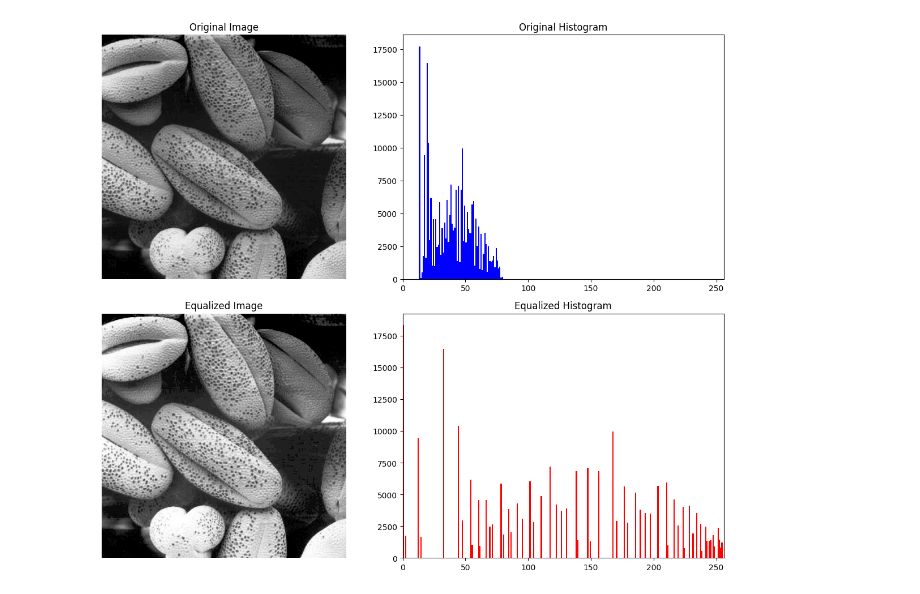
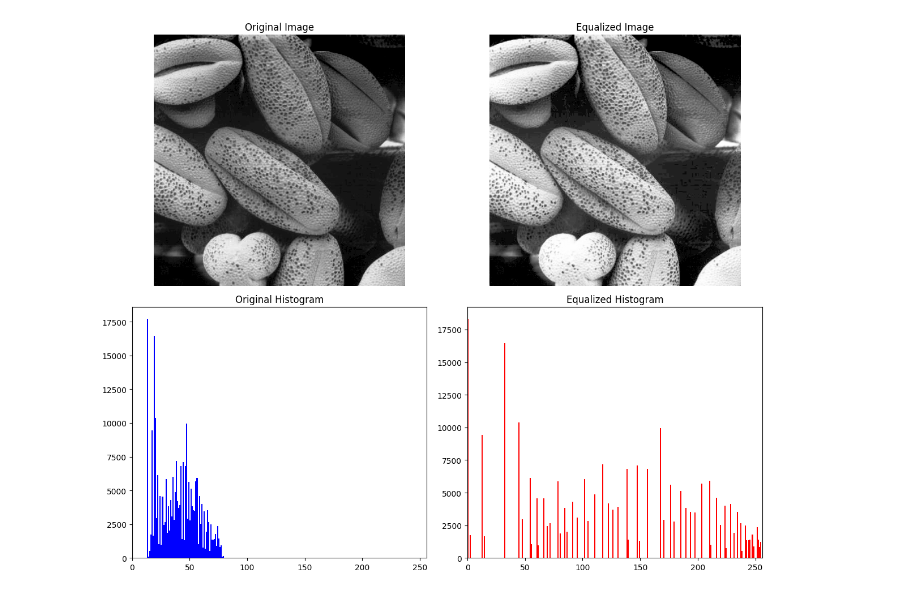
Before and after one commit to SamudraUduwaka/Intensity-Transformations-and-Neighborhood-Filtering, a Jupyter notebook: task5.ipynb, the cells around one changed output. Cells and saved outputs as stored; diff of their text form; code cells hidden in the pictures.

```diff
--- a/task5.ipynb
+++ b/task5.ipynb
@@ -27,37 +27,37 @@ def histogram_equalization(image):
 
     # Use the CDF to map the old pixel values to the new values
     equalized_image = cdf[gray_image]
 
     return gray_image, equalized_image, hist, cdf_normalized
 
 # Load the image (replace 'image_path' with the correct path to your image)
 image = cv2.imread('utils/shells.tif')
 
 # Perform histogram equalization
 gray_image, equalized_image, hist, cdf_normalized = histogram_equalization(image)
 
 # Plot the original and equalized images
 fig, ax = plt.subplots(2, 2, figsize=(12, 10))
 
 # Display the original image and histogram
 ax[0, 0].imshow(gray_image, cmap='gray')
 ax[0, 0].set_title("Original Image")
 ax[0, 0].axis('off')
 
-ax[0, 1].hist(gray_image.flatten(), 256, [0, 256], color='blue')
-ax[0, 1].set_title("Original Histogram")
-ax[0, 1].set_xlim([0, 256])
+ax[1, 0].hist(gray_image.flatten(), 256, [0, 256], color='blue')
+ax[1, 0].set_title("Original Histogram")
+ax[1, 0].set_xlim([0, 256])
 
 # Display the equalized image and histogram
-ax[1, 0].imshow(equalized_image, cmap='gray')
-ax[1, 0].set_title("Equalized Image")
-ax[1, 0].axis('off')
+ax[0, 1].imshow(equalized_image, cmap='gray')
+ax[0, 1].set_title("Equalized Image")
+ax[0, 1].axis('off')
 
 ax[1, 1].hist(equalized_image.flatten(), 256, [0, 256], color='red')
 ax[1, 1].set_title("Equalized Histogram")
 ax[1, 1].set_xlim([0, 256])
 
 plt.tight_layout()
 plt.show()
 # %% [output]
-[figure, old version]
+[figure, new version]
```
Also changed, not shown: 3 other files.
